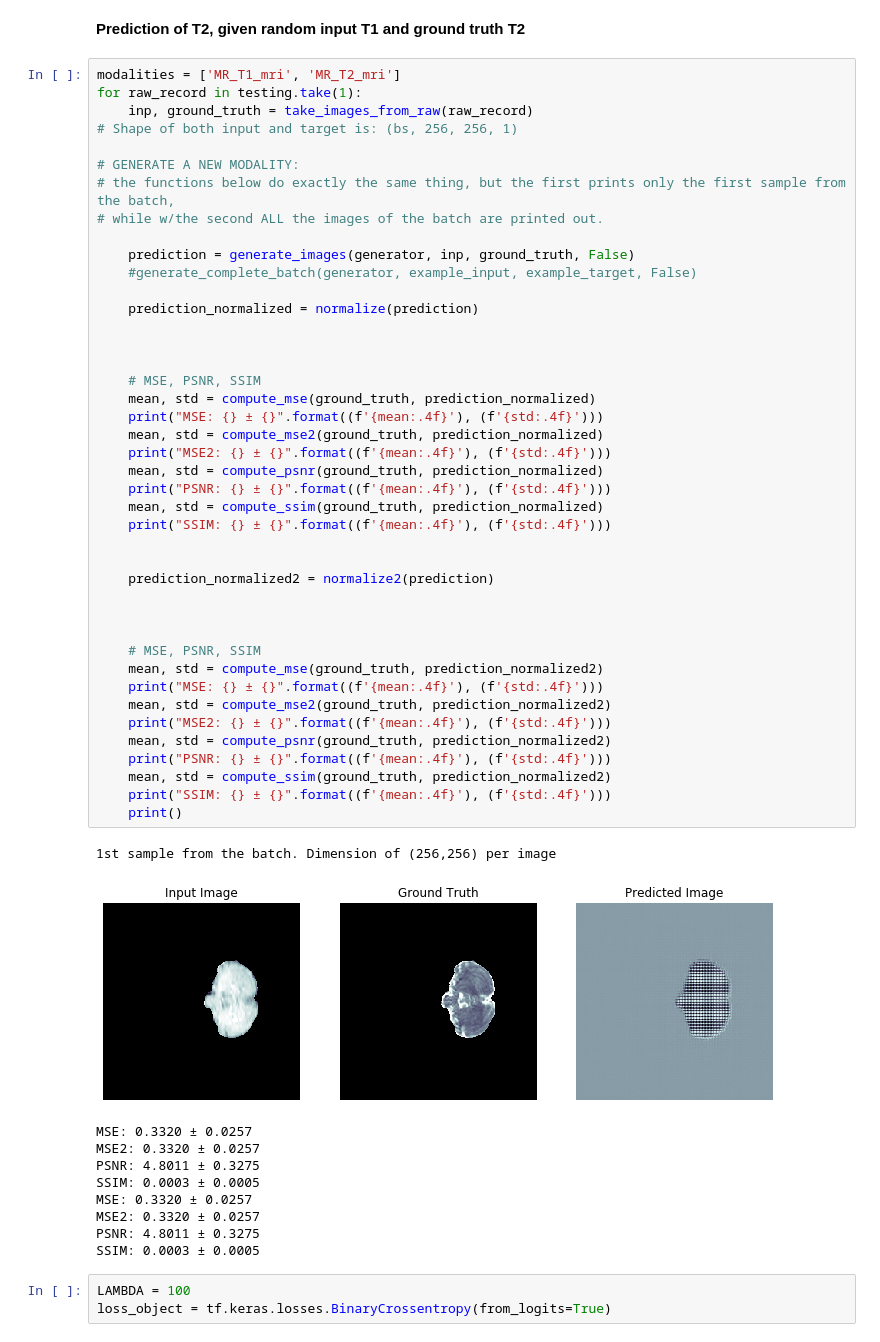
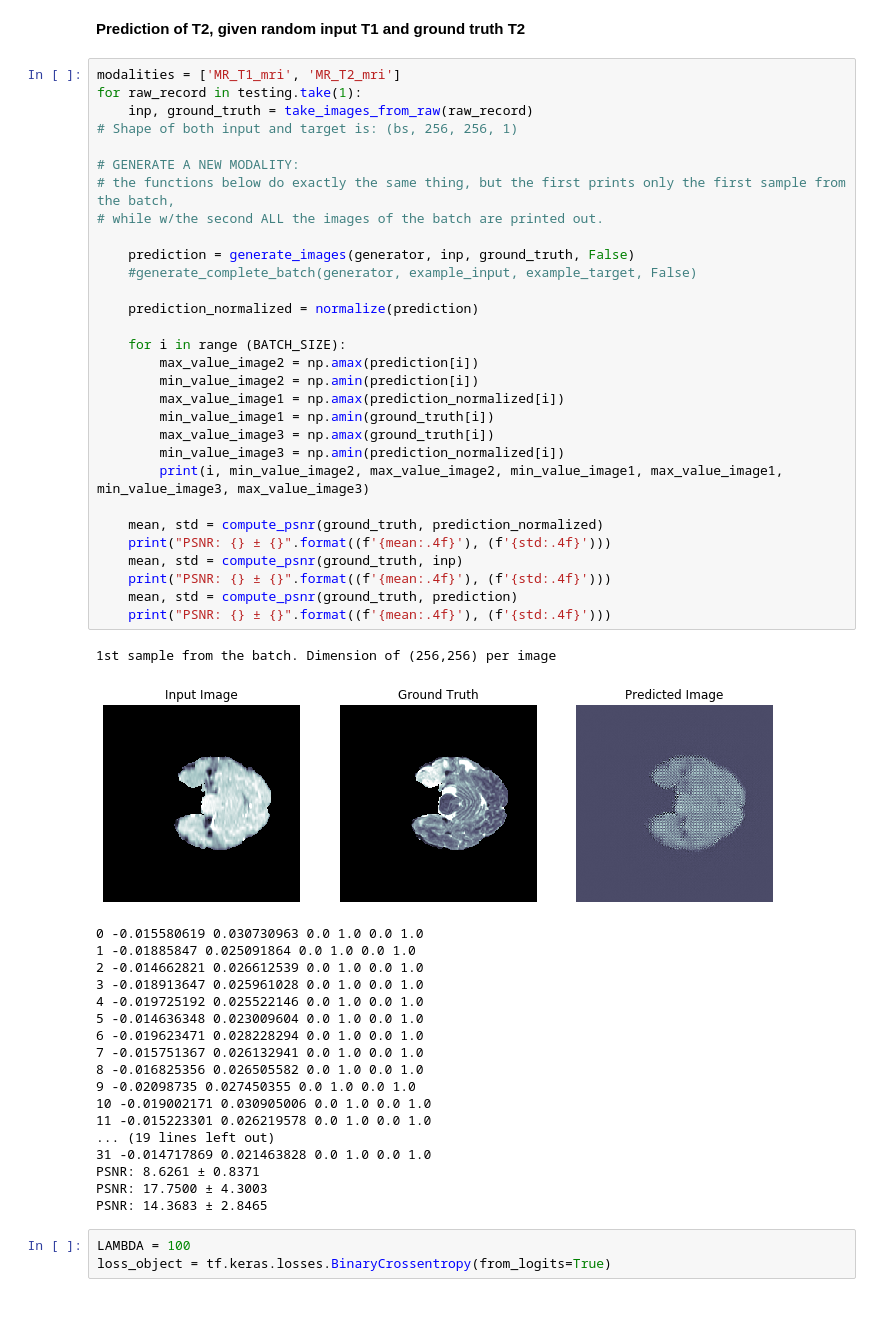
Before and after one commit to EmanuelAlogna/Brain-MRI-generation-using-GANs, a Jupyter notebook: src/MRI_generation_with_pix2pix(P2P_t2).ipynb, the cells around one changed output. Cells and saved outputs as stored; diff of their text form; blank space fills up the shorter version.

```diff
--- a/src/MRI_generation_with_pix2pix(P2P_t2).ipynb
+++ b/src/MRI_generation_with_pix2pix(P2P_t2).ipynb
@@ -516,56 +558,53 @@ def generate_complete_batch(model, test_input, tar, train):
 # %%
 modalities = ['MR_T1_mri', 'MR_T2_mri']
 for raw_record in testing.take(1):
     inp, ground_truth = take_images_from_raw(raw_record)
 # Shape of both input and target is: (bs, 256, 256, 1)
 
 # GENERATE A NEW MODALITY:
 # the functions below do exactly the same thing, but the first prints only the first sample from the batch,
 # while w/the second ALL the images of the batch are printed out.
 
     prediction = generate_images(generator, inp, ground_truth, False)
     #generate_complete_batch(generator, example_input, example_target, False)
 
     prediction_normalized = normalize(prediction)
 
+    for i in range (BATCH_SIZE):
+        max_value_image2 = np.amax(prediction[i])
+        min_value_image2 = np.amin(prediction[i])
+        max_value_image1 = np.amax(prediction_normalized[i])
+        min_value_image1 = np.amin(ground_truth[i])
+        max_value_image3 = np.amax(ground_truth[i])
+        min_value_image3 = np.amin(prediction_normalized[i])
+        print(i, min_value_image2, max_value_image2, min_value_image1, max_value_image1, min_value_image3, max_value_image3)
 
-
-    # MSE, PSNR, SSIM
-    mean, std = compute_mse(ground_truth, prediction_normalized)
-    print("MSE: {} ± {}".format((f'{mean:.4f}'), (f'{std:.4f}')))
-    mean, std = compute_mse2(ground_truth, prediction_normalized)
-    print("MSE2: {} ± {}".format((f'{mean:.4f}'), (f'{std:.4f}')))
     mean, std = compute_psnr(ground_truth, prediction_normalized)
     print("PSNR: {} ± {}".format((f'{mean:.4f}'), (f'{std:.4f}')))
-    mean, std = compute_ssim(ground_truth, prediction_normalized)
-    print("SSIM: {} ± {}".format((f'{mean:.4f}'), (f'{std:.4f}')))
-
-
-    prediction_normalized2 = normalize2(prediction)
-
-
-
-    # MSE, PSNR, SSIM
-    mean, std = compute_mse(ground_truth, prediction_normalized2)
-    print("MSE: {} ± {}".format((f'{mean:.4f}'), (f'{std:.4f}')))
-    mean, std = compute_mse2(ground_truth, prediction_normalized2)
-    print("MSE2: {} ± {}".format((f'{mean:.4f}'), (f'{std:.4f}')))
-    mean, std = compute_psnr(ground_truth, prediction_normalized2)
+    mean, std = compute_psnr(ground_truth, inp)
     print("PSNR: {} ± {}".format((f'{mean:.4f}'), (f'{std:.4f}')))
-    mean, std = compute_ssim(ground_truth, prediction_normalized2)
-    print("SSIM: {} ± {}".format((f'{mean:.4f}'), (f'{std:.4f}')))
-    print()
+    mean, std = compute_psnr(ground_truth, prediction)
+    print("PSNR: {} ± {}".format((f'{mean:.4f}'), (f'{std:.4f}')))
 # %% [output]
 1st sample from the batch. Dimension of (256,256) per image
-[figure, old version]
+[figure, new version]
-MSE: 0.3320 ± 0.0257
-MSE2: 0.3320 ± 0.0257
-PSNR: 4.8011 ± 0.3275
-SSIM: 0.0003 ± 0.0005
-MSE: 0.3320 ± 0.0257
-MSE2: 0.3320 ± 0.0257
-PSNR: 4.8011 ± 0.3275
-SSIM: 0.0003 ± 0.0005
+0 -0.015580619 0.030730963 0.0 1.0 0.0 1.0
+1 -0.01885847 0.025091864 0.0 1.0 0.0 1.0
+2 -0.014662821 0.026612539 0.0 1.0 0.0 1.0
+3 -0.018913647 0.025961028 0.0 1.0 0.0 1.0
+4 -0.019725192 0.025522146 0.0 1.0 0.0 1.0
+5 -0.014636348 0.023009604 0.0 1.0 0.0 1.0
+6 -0.019623471 0.028228294 0.0 1.0 0.0 1.0
+7 -0.015751367 0.026132941 0.0 1.0 0.0 1.0
+8 -0.016825356 0.026505582 0.0 1.0 0.0 1.0
+9 -0.02098735 0.027450355 0.0 1.0 0.0 1.0
+10 -0.019002171 0.030905006 0.0 1.0 0.0 1.0
+11 -0.015223301 0.026219578 0.0 1.0 0.0 1.0
+... (19 lines left out)
+31 -0.014717869 0.021463828 0.0 1.0 0.0 1.0
+PSNR: 8.6261 ± 0.8371
+PSNR: 17.7500 ± 4.3003
+PSNR: 14.3683 ± 2.8465
 # %%
 LAMBDA = 100
 loss_object = tf.keras.losses.BinaryCrossentropy(from_logits=True)
```
Also changed, not shown: parts of 15 cells of this notebook.
